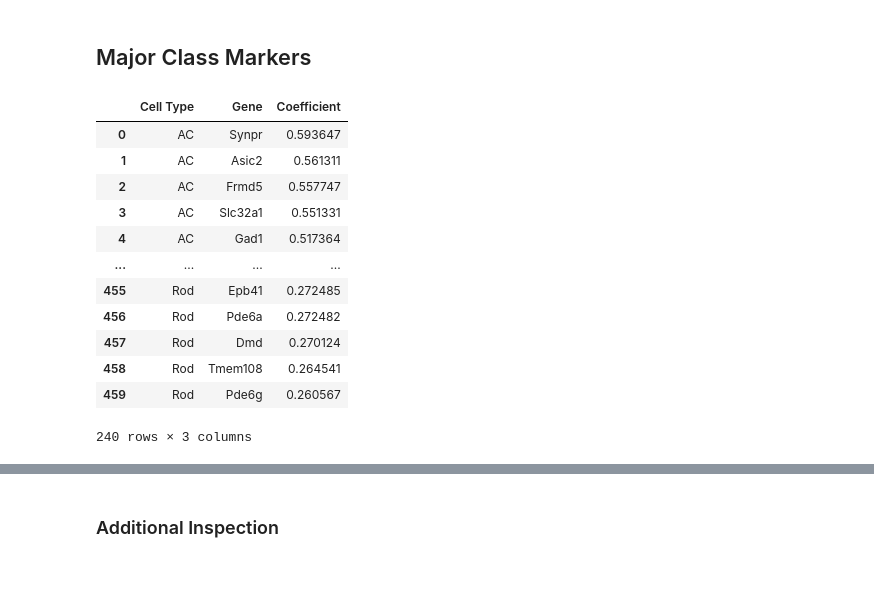
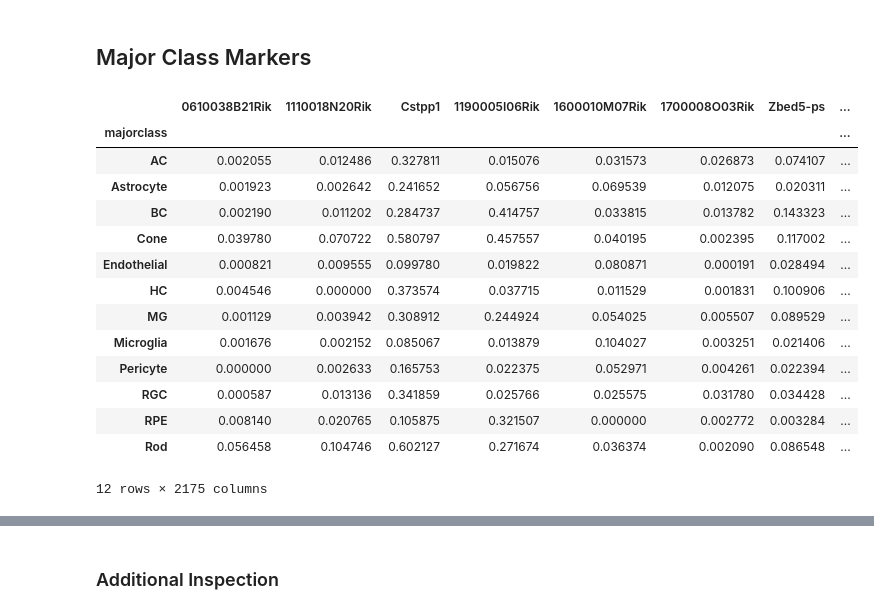
Before and after one commit to yuyanchenglab/CAMR2024, a Jupyter notebook: Get_Expression.ipynb, the cells around one changed output, grey strips where cells are left out. Saved outputs shown, nothing was run; the diff lists cells and outputs as text; code cells hidden in the pictures; blank space fills up the shorter version.

```diff
--- a/Get_Expression.ipynb
+++ b/Get_Expression.ipynb
@@ -36,6 +41,9 @@ top_features_log_reg
 480 rows × 3 columns
 # %%
 adata = ad.read_h5ad('camr_modeling_input.h5ad')
+gene_names = adata.var["feature_name"].astype(str)
+if not os.path.isfile('CAMR_genes.csv'):
+    adata.var["feature_name"].to_csv('CAMR_genes.csv', index=False)
 adata
 # %% [output]
 AnnData object with n_obs × n_vars = 294561 × 2175
@@ -47,20 +55,3 @@ AnnData object with n_obs × n_vars = 294561 × 2175
     obsp: 'connectivities', 'distances'
 # %% [markdown]
 ## Major Class Markers
-# %%
-top_features_log_reg_pos = top_features_log_reg[top_features_log_reg['Coefficient'] > 0]
-top_features_log_reg_pos
-# %% [output]
-|  | Cell Type | Gene | Coefficient |
-| 0 | AC | Synpr | 0.593647 |
-| 1 | AC | Asic2 | 0.561311 |
-| 2 | AC | Frmd5 | 0.557747 |
-| 3 | AC | Slc32a1 | 0.551331 |
-| 4 | AC | Gad1 | 0.517364 |
-| ... | ... | ... | ... |
-| 455 | Rod | Epb41 | 0.272485 |
-| 456 | Rod | Pde6a | 0.272482 |
-| 457 | Rod | Dmd | 0.270124 |
-| 458 | Rod | Tmem108 | 0.264541 |
-| 459 | Rod | Pde6g | 0.260567 |
-240 rows × 3 columns
@@ -70,12 +58,23 @@ gene_names = adata.var["feature_name"].astype(str)[where_genes]
 # %%
-# Now get average expression and percent expressed
-feature_expression_pd = pd.DataFrame(adata.X[:, where_genes].toarray())
+# Now get average normalized expression
+feature_expression_pd = pd.DataFrame(adata.X.toarray(), columns = gene_names.tolist())
 feature_expression_pd["majorclass"] = adata.obs["majorclass"].tolist()
-
-# Normalized by read count
 feature_expression_pd_mean = feature_expression_pd.groupby("majorclass").agg("mean")
-feature_expression_pd_fraction = feature_expression_pd.groupby("majorclass").agg(lambda x: sum(x > 0) / len(x))
-
-feature_expression_pd_fraction.columns = [str(gene_name) + "_fraction" for gene_name in gene_names]
-feature_expression_pd_mean.columns = [str(gene_name) + "_mean" for gene_name in gene_names]
+feature_expression_pd_mean
+# %% [output]
+|  | 0610038B21Rik | 1110018N20Rik | Cstpp1 | 1190005I06Rik | 1600010M07Rik | 1700008O03Rik | Zbed5-ps | ... |
+| majorclass |  |  |  |  |  |  |  | ... |
+| AC | 0.002055 | 0.012486 | 0.327811 | 0.015076 | 0.031573 | 0.026873 | 0.074107 | ... |
+| Astrocyte | 0.001923 | 0.002642 | 0.241652 | 0.056756 | 0.069539 | 0.012075 | 0.020311 | ... |
+| BC | 0.002190 | 0.011202 | 0.284737 | 0.414757 | 0.033815 | 0.013782 | 0.143323 | ... |
+| Cone | 0.039780 | 0.070722 | 0.580797 | 0.457557 | 0.040195 | 0.002395 | 0.117002 | ... |
+| Endothelial | 0.000821 | 0.009555 | 0.099780 | 0.019822 | 0.080871 | 0.000191 | 0.028494 | ... |
+| HC | 0.004546 | 0.000000 | 0.373574 | 0.037715 | 0.011529 | 0.001831 | 0.100906 | ... |
+| MG | 0.001129 | 0.003942 | 0.308912 | 0.244924 | 0.054025 | 0.005507 | 0.089529 | ... |
+| Microglia | 0.001676 | 0.002152 | 0.085067 | 0.013879 | 0.104027 | 0.003251 | 0.021406 | ... |
+| Pericyte | 0.000000 | 0.002633 | 0.165753 | 0.022375 | 0.052971 | 0.004261 | 0.022394 | ... |
+| RGC | 0.000587 | 0.013136 | 0.341859 | 0.025766 | 0.025575 | 0.031780 | 0.034428 | ... |
+| RPE | 0.008140 | 0.020765 | 0.105875 | 0.321507 | 0.000000 | 0.002772 | 0.003284 | ... |
+| Rod | 0.056458 | 0.104746 | 0.602127 | 0.271674 | 0.036374 | 0.002090 | 0.086548 | ... |
+12 rows × 2175 columns
 # %%
```
Also changed, not shown: parts of 38 cells of this notebook, 9 other files.
